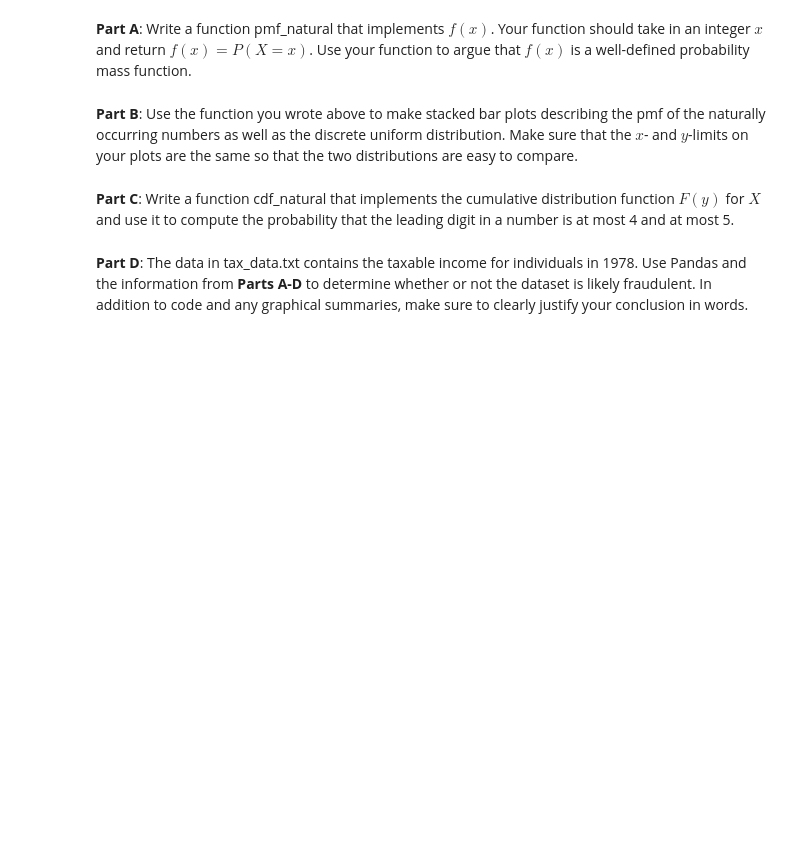
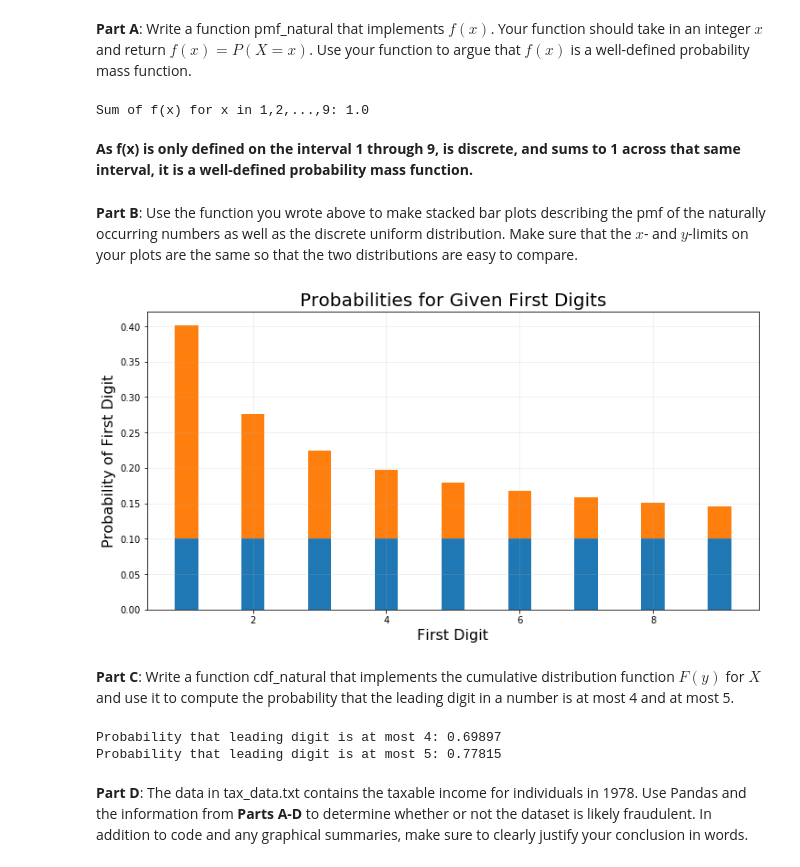
Before and after one commit to scuthbert/DataScience, a Jupyter notebook: hmwk/hmwk03/hmwk03.ipynb, the cells around one changed output. Drawn from its saved outputs; the diff is of its cells as text; code cells hidden in the pictures; blank space fills up the shorter version.

```diff
--- a/hmwk/hmwk03/hmwk03.ipynb
+++ b/hmwk/hmwk03/hmwk03.ipynb
@@ -123,10 +164,38 @@ f(x) = \log_{10}\left( \frac{x+1}{x} \right) \quad \textrm{for } x = 1, 2, \ldot
 $$
 # %% [markdown]
 **Part A**: Write a function pmf_natural that implements $f(x)$. Your function should take in an integer $x$ and return $f(x) = P(X = x)$.  Use your function to argue that $f(x)$ is a well-defined probability mass function.
-# %%
-def pmf_natural(x):
-    return 1.0
+# %%
+def pmf_natural(x):
+    return np.log10((x + 1) / x)
+
+count = 0
+for i in range(1,10):
+    count += pmf_natural(i)
+
+print("Sum of f(x) for x in 1,2,...,9: {0:1.1f}".format(count))
+# %% [output]
+Sum of f(x) for x in 1,2,...,9: 1.0
+# %% [markdown]
+**As f(x) is only defined on the interval 1 through 9, is discrete, and sums to 1 across that same interval, it is a well-defined probability mass function.**
 # %% [markdown]
 **Part B**: Use the function you wrote above to make stacked bar plots describing the pmf of the naturally occurring numbers as well as the discrete uniform distribution.  Make sure that the $x$- and $y$-limits on your plots are the same so that the two distributions are easy to compare.
+# %%
+distri = pmf_natural(np.arange(1,10))
+unifor = np.linspace(0.1, 0.1, num=9)
+ind = np.arange(1,10)
+width = 0.35
+
+
+fig, ax = plt.subplots(figsize=(12,6))
+ax.grid(True, alpha=0.25)
+plt.ylabel('Probability of First Digit',fontsize=16)
+plt.xlabel('First Digit',fontsize=16)
+plt.title('Probabilities for Given First Digits', fontsize=20)
+
+p0 = plt.bar(ind, unifor, width)
+p1 = plt.bar(ind, distri, width, bottom = unifor)
+plt.show()
+# %% [output]
+[figure, added]
 # %% [markdown]
 **Part C**: Write a function cdf_natural that implements the cumulative distribution function $F(y)$ for $X$ and use it to compute the probability that the leading digit in a number is at most 4 and at most 5.
@@ -136,2 +202,15 @@ def cdf_natural(y):
+# %%
+def cdf_natural(y):
+    count = 0
+    for i in range(1, y+1):
+        count += pmf_natural(i)
+    return count
+
+most4 = cdf_natural(4)
+most5 = cdf_natural(5)
+print("Probability that leading digit is at most 4: {0:1.5f}\nProbability that leading digit is at most 5: {1:1.5f}".format(most4, most5))
+# %% [output]
+Probability that leading digit is at most 4: 0.69897
+Probability that leading digit is at most 5: 0.77815
 # %% [markdown]
 **Part D**: The data in tax_data.txt contains the taxable income for individuals in 1978. Use Pandas and the information from **Parts A-D** to determine whether or not the dataset is likely fraudulent.  In addition to code and any graphical summaries, make sure to clearly justify your conclusion in words.
```
Also changed, not shown: parts of 18 cells of this notebook.
